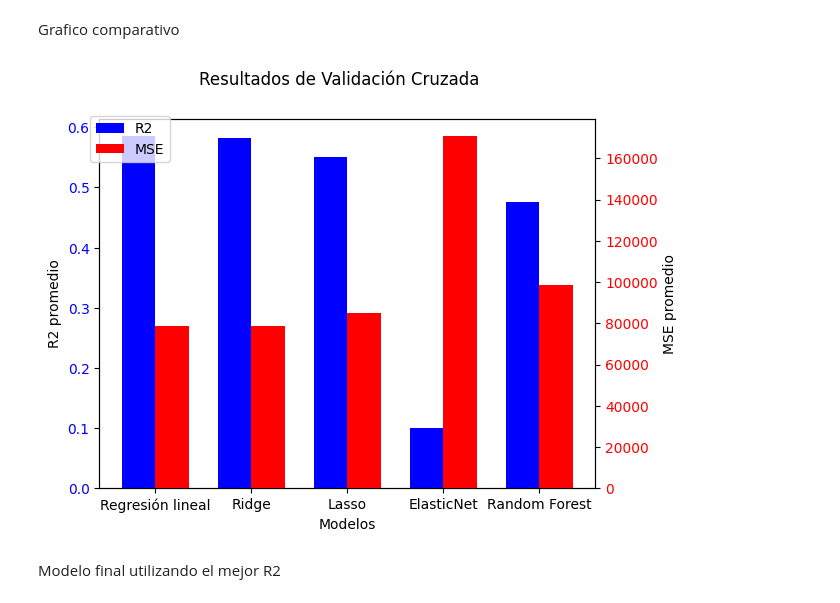
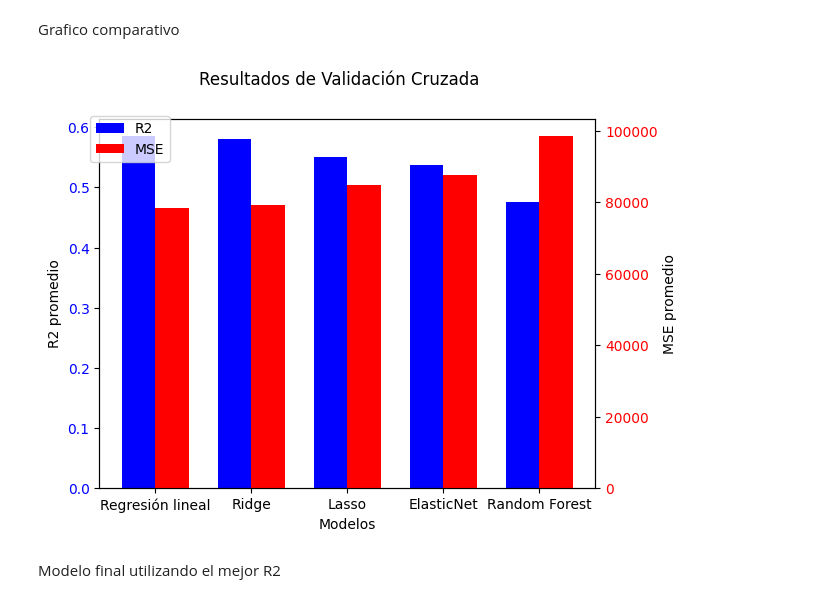
Before and after one commit to AngelaOrtiz918/Arrendamiento, a Jupyter notebook: Modelamiento/Modelamiento_int.ipynb, the cells around one changed output. Saved outputs shown, nothing was run; the diff lists cells and outputs as text; code cells hidden in the pictures.

```diff
--- a/Modelamiento/Modelamiento_int.ipynb
+++ b/Modelamiento/Modelamiento_int.ipynb
@@ -267,5 +267,9 @@ print("RMSE scores:", rmse_scores)
 MSE scores: 78439.41331020671
 R^2 scores: 0.5852078657294505
 RMSE scores: [270.41199476 259.61905249 283.79955129 294.41911871 290.59863119]
+# %%
+from sklearn.model_selection import train_test_split
+
+x_train, x_test, y_train, y_test = train_test_split(x, y, test_size=0.2, random_state=42)
 # %% [markdown]
 Ridge
@@ -272,7 +320,7 @@ Ridge
 # %%
 from sklearn.linear_model import Ridge, Lasso, ElasticNet
 
-ridge_model = Ridge(alpha=1.0)
+ridge_model = Ridge(**best_params)
 # Evaluar múltiples métricas: MSE y R^2
 scoring = ['neg_mean_squared_error', 'r2']
 scores = cross_validate(ridge_model, x, y, cv=5, scoring=scoring, return_train_score=True)
@@ -319,5 +457,5 @@ ElasticNt
 # %%
-elastic_model = ElasticNet(alpha=1.0, l1_ratio=0.5)
+elastic_model = ElasticNet(**best_params, random_state=42)
 # Evaluar múltiples métricas: MSE y R^2
 scoring = ['neg_mean_squared_error', 'r2']
 scores = cross_validate(elastic_model, x, y, cv=5, scoring=scoring, return_train_score=True)
@@ -428,37 +566,37 @@ valores2 = [np.mean(mse_scores_rl), np.mean(mse_scores_ridge), np.mean(mse_score
             np.mean(mse_scores_elastic), np.mean(mse_scores_rf)]
 
 # Configuración de las barras
 ancho_barras = 0.35  # Ancho de las barras
-x = np.arange(len(categorias))  # Posiciones de las categorías
+x1 = np.arange(len(categorias))  # Posiciones de las categorías
 
 # Crear el gráfico de barras
 fig, ax1 = plt.subplots()
 
 # Crear el primer conjunto de barras en el primer eje
-barras1 = ax1.bar(x - ancho_barras/2, valores1, ancho_barras, label='R2', color='b')
+barras1 = ax1.bar(x1 - ancho_barras/2, valores1, ancho_barras, label='R2', color='b')
 ax1.set_xlabel('Modelos')
 ax1.set_ylabel('R2 promedio')
 ax1.tick_params(axis='y', labelcolor='b')
 
 # Crear el segundo eje
 ax2 = ax1.twinx()
 
 # Crear el segundo conjunto de barras en el segundo eje
-barras2 = ax2.bar(x + ancho_barras/2, valores2, ancho_barras, label='MSE', color='r')
+barras2 = ax2.bar(x1 + ancho_barras/2, valores2, ancho_barras, label='MSE', color='r')
 ax2.set_ylabel('MSE promedio')
 ax2.tick_params(axis='y', labelcolor='r')
 
 # Añadir etiquetas y título
-ax1.set_xticks(x)
+ax1.set_xticks(x1)
 ax1.set_xticklabels(categorias)
 fig.suptitle('Resultados de Validación Cruzada')
 
 # Añadir leyendas
 fig.legend(loc='upper left', bbox_to_anchor=(0.1,0.9))
 
 # Mostrar el gráfico
 plt.show()
 # %% [output]
-[figure, old version]
+[figure, new version]
 # %% [markdown]
 Modelo final utilizando el mejor R2
```
Also changed, not shown: parts of 12 cells of this notebook.
